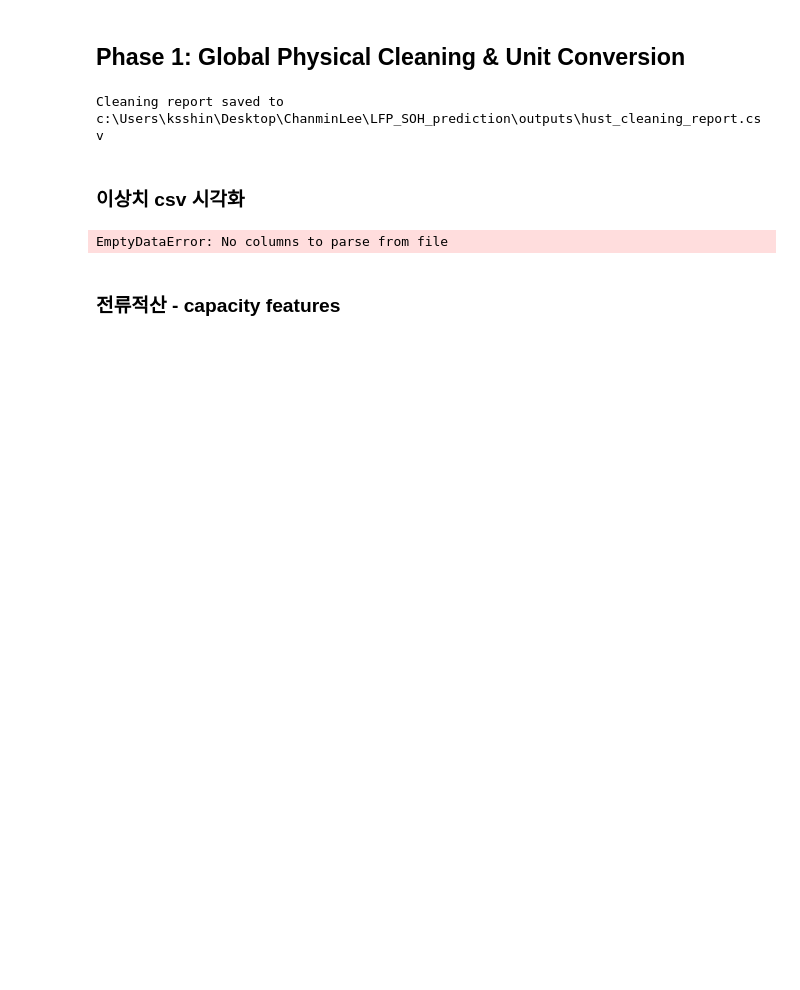
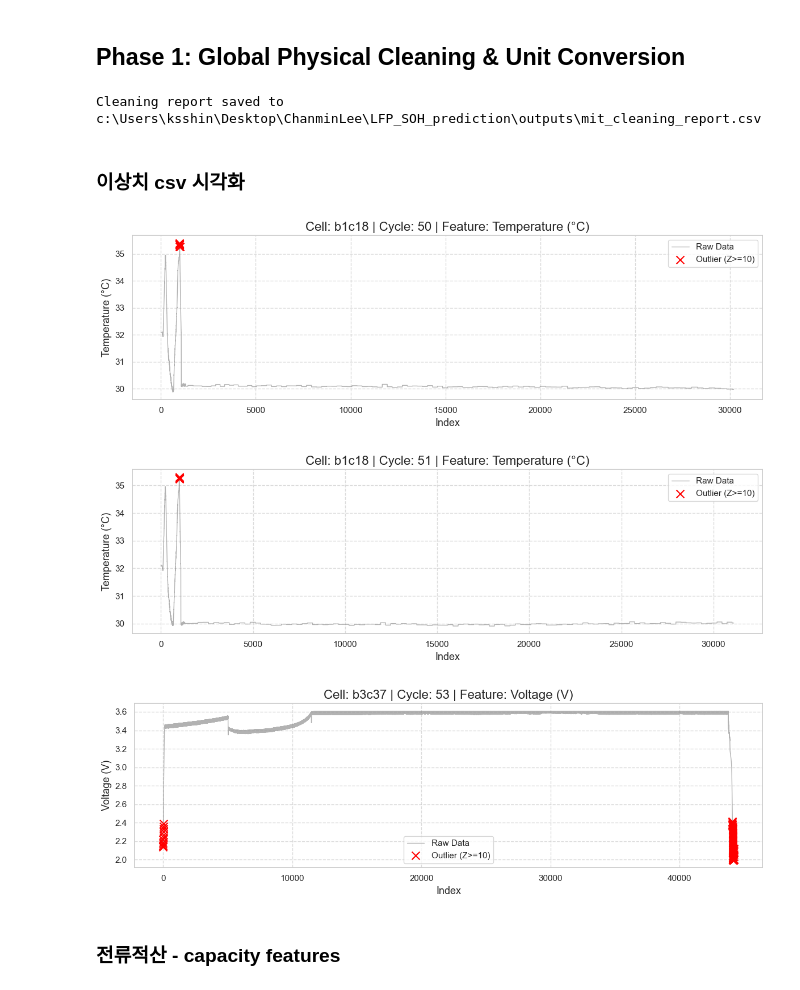
Before and after one commit to ChanMinLee2/LFP_SOH_prediction, a Jupyter notebook: src/data/preprocess.ipynb, the cells around one changed output. Drawn from its saved outputs; the diff is of its cells as text; code cells hidden in the pictures; blank space fills up the shorter version.

```diff
--- a/src/data/preprocess.ipynb
+++ b/src/data/preprocess.ipynb
@@ -32,6 +32,14 @@ from scipy.stats import skew, kurtosis
 from scipy.signal import savgol_filter
 from collections import defaultdict
 
+from datetime import date
+
+# 오늘 날짜 객체 생성
+today = date.today()
+
+figure_path = Path(f"../../outputs/figures/{today.strftime('%m%d')}")
+figure_path.mkdir(parents=True, exist_ok=True)
+
 # Add project root to sys.path
 PROJECT_ROOT = Path.cwd().parent.parent
 if str(PROJECT_ROOT) not in sys.path:
@@ -45,7 +53,7 @@ from src.data.loaders import load_hust, load_mit, calc_Q
 # %% [markdown]
 ## Phase 0: Data Loading
 # %%
-DATASET_TYPE = "hust" # Switch to "hust" or "mit" as needed
+DATASET_TYPE = "mit" # Switch to "hust" or "mit" as needed
 # %%
 if DATASET_TYPE == "hust":
     print("Loading HUST dataset...")
@@ -296,7 +343,7 @@ report_df = pd.DataFrame(all_cleaning_reports)
 report_df.to_csv(CLEAN_REPORT_PATH, index=False)
 print(f"Cleaning report saved to {CLEAN_REPORT_PATH}")
 # %% [output]
-Cleaning report saved to c:\Users\ksshin\Desktop\ChanminLee\LFP_SOH_prediction\outputs\hust_cleaning_report.csv
+Cleaning report saved to c:\Users\ksshin\Desktop\ChanminLee\LFP_SOH_prediction\outputs\mit_cleaning_report.csv
 # %% [markdown]
 ### 이상치 csv 시각화
 # %%
@@ -361,34 +408,38 @@ def plot_data_cleaning_issues(all_cells, report_df, num_samples=5):
                 z_scores = np.abs((raw_df[col] - raw_df[col].mean()) / col_std)
                 outlier_mask = z_scores >= outlier_threshold
                 outlier_indices = raw_df.index[outlier_mask]
 
                 if not outlier_indices.empty:
                     ax.scatter(
                         outlier_indices,
                         raw_df.loc[outlier_mask, col],
                         marker='x',
                         color='red',
                         s=100,
                         label=f'Outlier (Z>={outlier_threshold})',
                         zorder=6
                     )
 
             ax.set_title(f"Cell: {cid} | Cycle: {cyc} | Feature: {col}")
             # ax.set_xlabel(f"Index": {})
             ax.set_ylabel(col)
             ax.legend()
             ax.grid(True, linestyle='--', alpha=0.7)
 
         plt.xlabel("Index")
         plt.tight_layout()
+        os.makedirs(figure_path / f"{DATASET_TYPE}", exist_ok=True)
+        plt.savefig(figure_path / f"{DATASET_TYPE}" / f"cleaning_issues_{cid}_cycle{cyc}.png", dpi=300, bbox_inches='tight')
         plt.show()
 
 # 사용 예시:
 # import pdb; pdb.set_trace()
 report_df = pd.read_csv(CLEAN_REPORT_PATH)
 plot_data_cleaning_issues(all_cells, report_df, num_samples=3)
 # %% [output]
-EmptyDataError: No columns to parse from file
+[figure, added]
+[figure, added]
+[figure, added]
 # %% [markdown]
 ### 전류적산 - capacity features
 # %%
```
Also changed, not shown: parts of 14 cells of this notebook, 52 other files.
